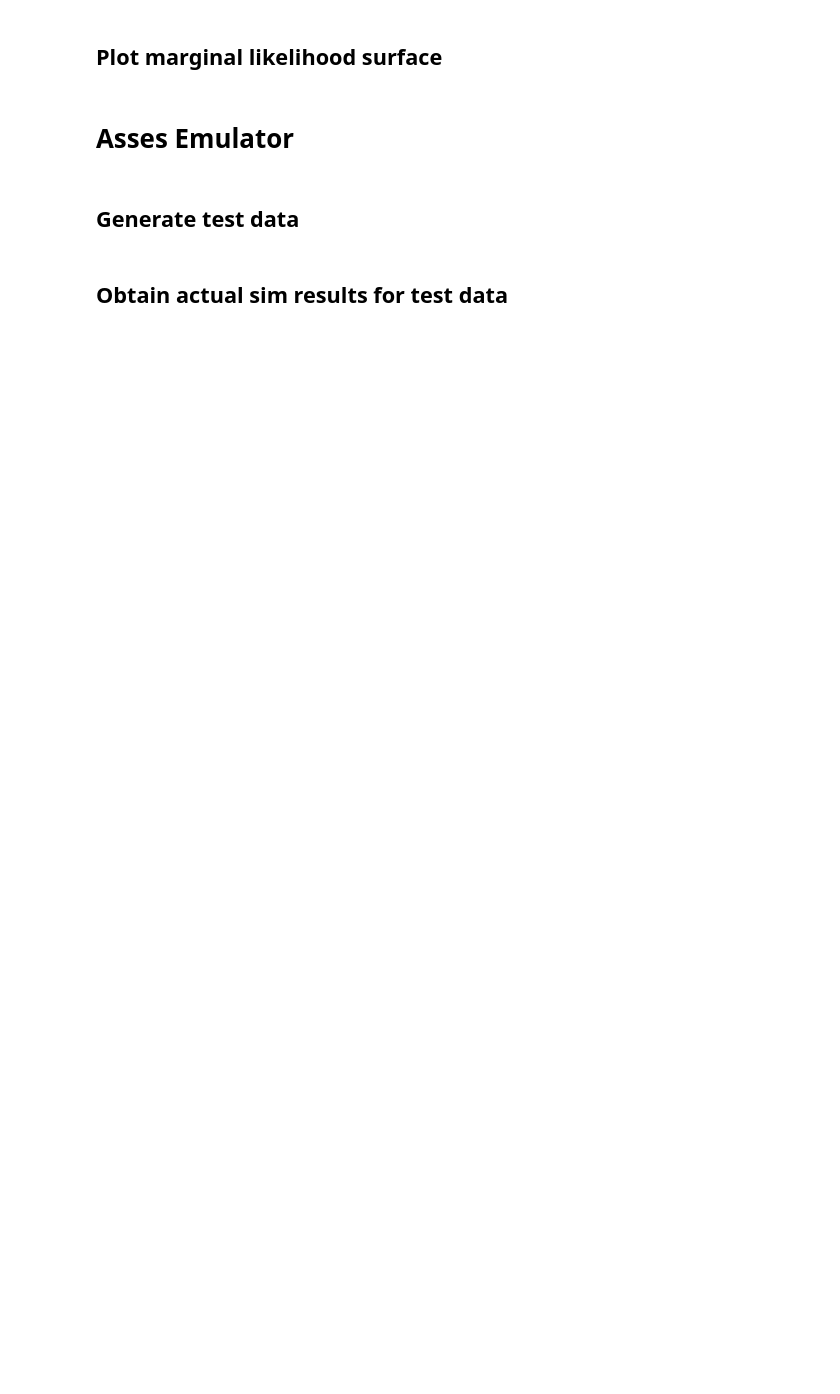
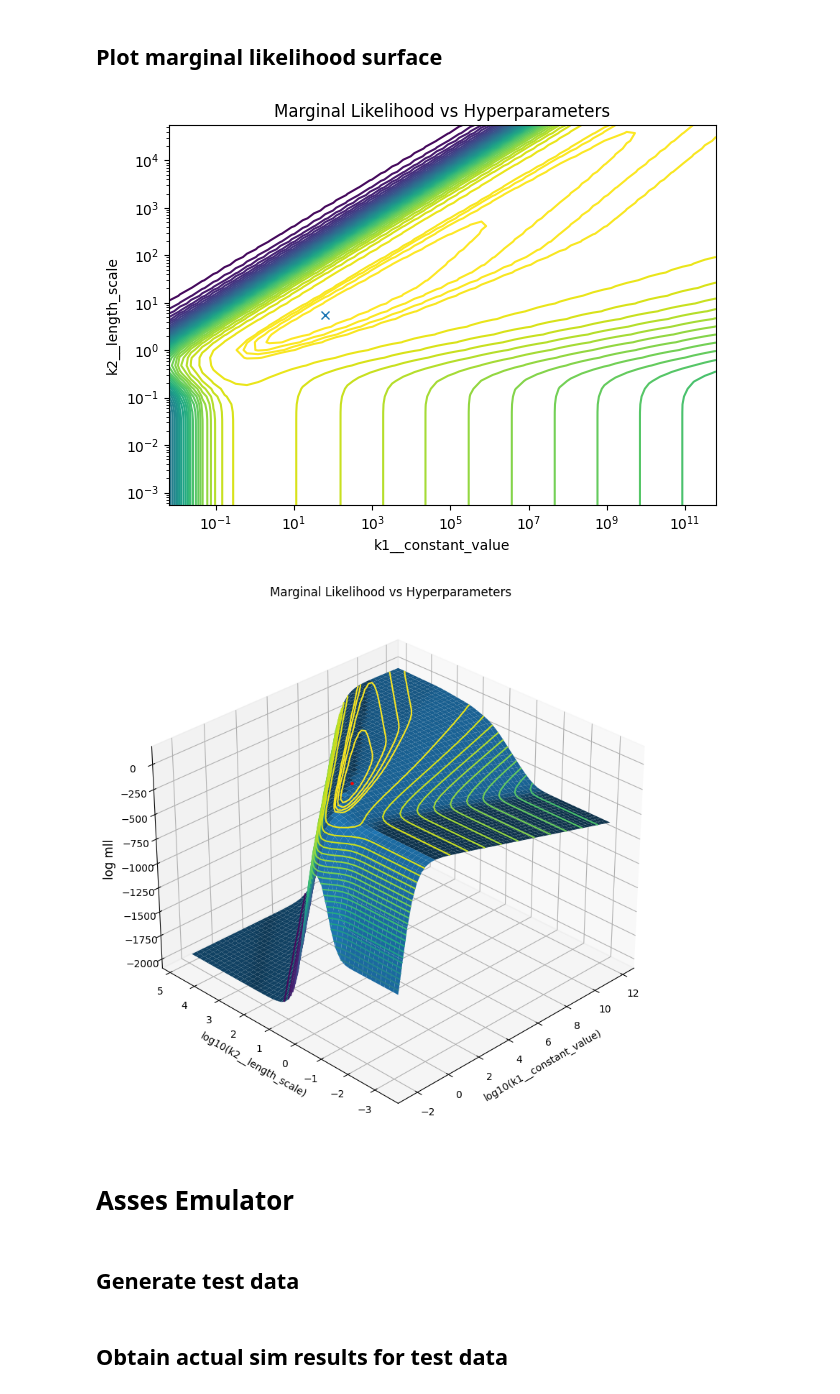
Before and after one commit to brianschubert/scratch-emulator, a Jupyter notebook: notebooks/aug22-single-wl.ipynb, the cells around one changed output. Saved outputs shown, nothing was run; the diff lists cells and outputs as text; code cells hidden in the pictures; blank space fills up the shorter version.

```diff
--- a/notebooks/aug22-single-wl.ipynb
+++ b/notebooks/aug22-single-wl.ipynb
@@ -137,9 +186,8 @@ fig.tight_layout()
 # %%
 x_train = np.stack(
     [
-        train_results.coords["atmosphere.ozone"].values,
-        train_results.coords["atmosphere.water"].values,
-        # train_results.coords["aerosol_profile.aot"].values,
+        train_results.coords[parameter].values
+        for parameter in INPUT_RANGES.keys()
     ],
     axis=-1,
 )
@@ -207,11 +268,11 @@ fig, ax = plt.subplots()
 ax.set_xscale("log")
 ax.set_yscale("log")
 # Pick contour levels. Increase level density near max to better show peaks.
-peak_switch = np.percentile(log_marginal_likelihoods, 70)
+peak_switch = np.percentile(log_marginal_likelihoods, 85)
 levels = np.hstack(
     (
-        np.linspace(log_marginal_likelihoods.min(), peak_switch, 30)[:-1],
-        np.linspace(peak_switch, log_marginal_likelihoods.max(), 20),
+        np.linspace(log_marginal_likelihoods.min(), peak_switch, 40)[:-1],
+        np.linspace(peak_switch, log_marginal_likelihoods.max(), 5),
     )
 )
 # levels = 30
@@ -230,33 +291,36 @@ ax.computed_zorder = False  # Prevent surface from hiding point, https://stackov
 ax.view_init(elev=30, azim=-135)
 zlims = ax.get_zlim()
 ax.scatter(
     [fit_theta[0] / np.log(10)],
     [fit_theta[1] / np.log(10)],
     [gaussian_process.log_marginal_likelihood(fit_theta)],
     c="r",
     s=5,
     zorder=2,
 )
 ax.plot_surface(
     mesh_hyper_0 / np.log(10),
     mesh_hyper_1 / np.log(10),
     log_marginal_likelihoods,
     # cmap="coolwarm",
     zorder=1,
 )
 ax.contour(
     mesh_hyper_0 / np.log(10),
     mesh_hyper_1 / np.log(10),
     log_marginal_likelihoods,
     levels=levels,
     zorder=3,
 )
 
 ax.set_xlabel(f"log10({plot_hyper_names[0]})")
 ax.set_ylabel(f"log10({plot_hyper_names[1]})")
 fig.supylabel("log mll")
 ax.set_title("Marginal Likelihood vs Hyperparameters")
 fig.tight_layout()
+# %% [output]
+[figure, added]
+[figure, added]
 # %% [markdown]
 # Asses Emulator
 # %% [markdown]
```
Also changed, not shown: parts of 18 cells of this notebook.
